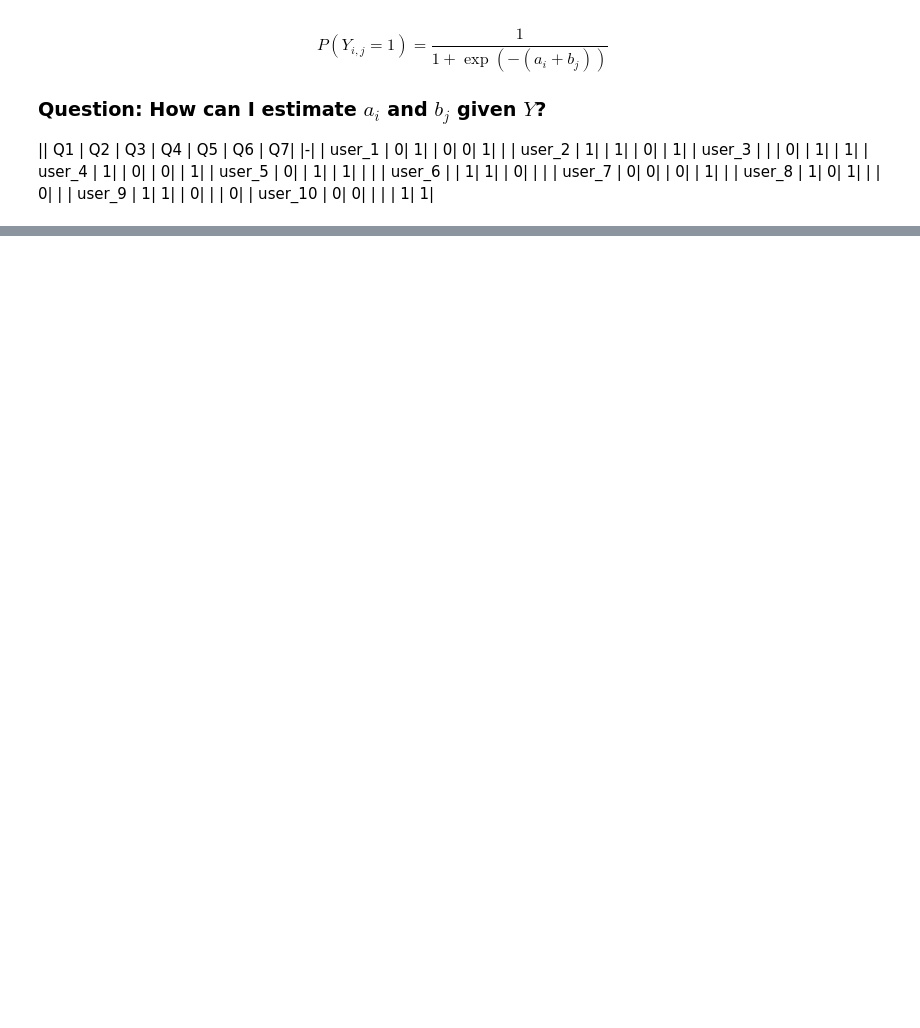
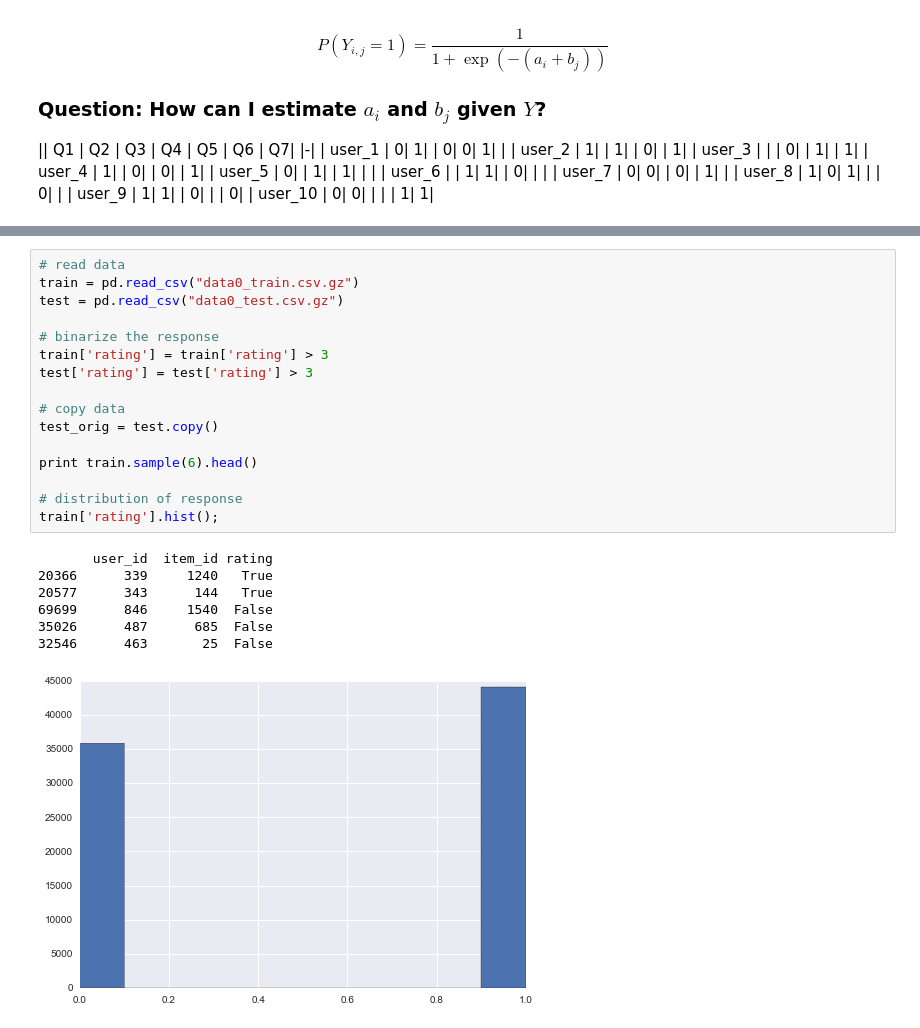
Before and after one commit to vats-div/rasch_model, a Jupyter notebook: notebook/CF_Slides.ipynb, the cells around one changed output, grey strips where cells are left out. Saved outputs shown, nothing was run; the diff lists cells and outputs as text; blank space fills up the shorter version.

```diff
--- a/notebook/CF_Slides.ipynb
+++ b/notebook/CF_Slides.ipynb
@@ -128,0 +157,24 @@ $$\displaystyle{P(Y_{i,j} = 1) = \frac{1}{1 + \exp(-(a_i + b_j))}}$$
+# %%
+# read data
+train = pd.read_csv("data0_train.csv.gz")
+test = pd.read_csv("data0_test.csv.gz")
+
+# binarize the response
+train['rating'] = train['rating'] > 3
+test['rating'] = test['rating'] > 3
+
+# copy data
+test_orig = test.copy()
+
+print train.sample(6).head()
+
+# distribution of response
+train['rating'].hist();
+# %% [output]
+       user_id  item_id rating
+20366      339     1240   True
+20577      343      144   True
+69699      846     1540  False
+35026      487      685  False
+32546      463       25  False
+[figure, added]
```
Also changed, not shown: parts of 19 cells of this notebook, 1 other file.
